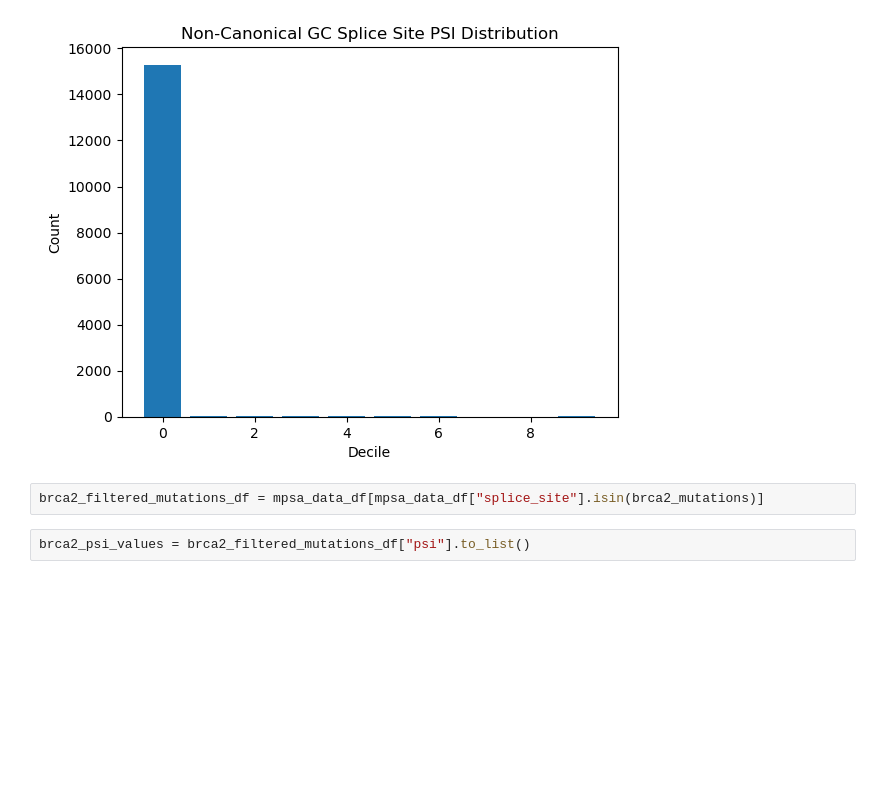
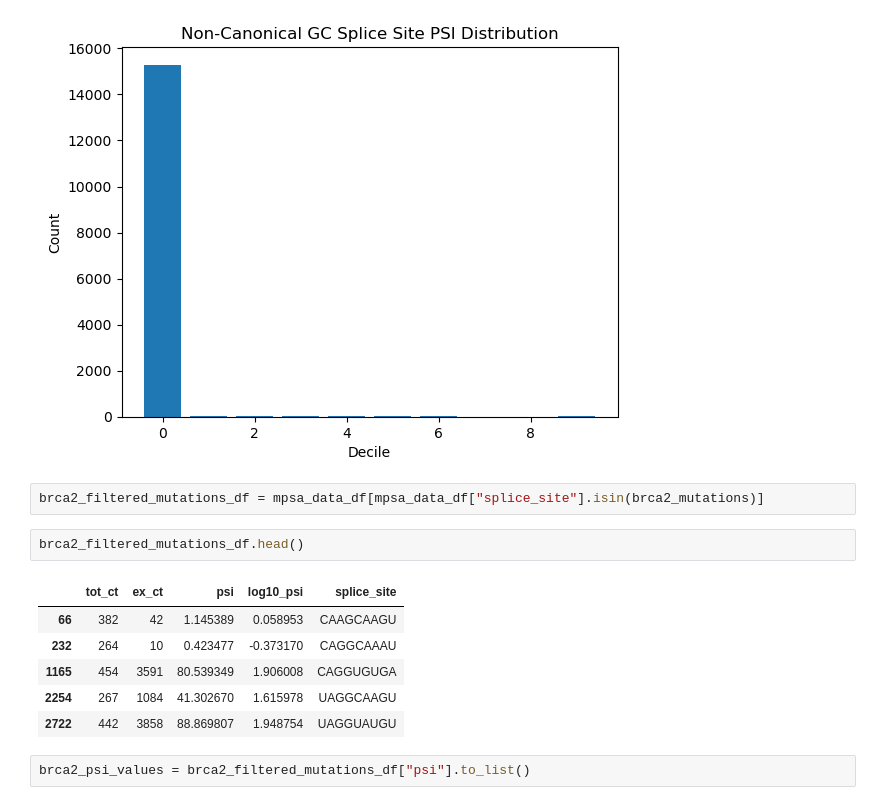
Before and after one commit to caelanjmiller/Genomics-Lab-BIO5488, a Jupyter notebook: assignment11/Assignment11.ipynb, the cells around one changed output. Drawn from its saved outputs; the diff is of its cells as text; blank space fills up the shorter version.

```diff
--- a/assignment11/Assignment11.ipynb
+++ b/assignment11/Assignment11.ipynb
@@ -172,6 +172,15 @@ Text(0, 0.5, 'Count')
 [figure]
 # %%
 brca2_filtered_mutations_df = mpsa_data_df[mpsa_data_df["splice_site"].isin(brca2_mutations)]
+# %%
+brca2_filtered_mutations_df.head()
+# %% [output]
+|  | tot_ct | ex_ct | psi | log10_psi | splice_site |
+| 66 | 382 | 42 | 1.145389 | 0.058953 | CAAGCAAGU |
+| 232 | 264 | 10 | 0.423477 | -0.373170 | CAGGCAAAU |
+| 1165 | 454 | 3591 | 80.539349 | 1.906008 | CAGGUGUGA |
+| 2254 | 267 | 1084 | 41.302670 | 1.615978 | UAGGCAAGU |
+| 2722 | 442 | 3858 | 88.869807 | 1.948754 | UAGGUAUGU |
 # %%
 brca2_psi_values = brca2_filtered_mutations_df["psi"].to_list()
 # %%
```
Also changed, not shown: parts of 4 cells of this notebook, 2 other files.
